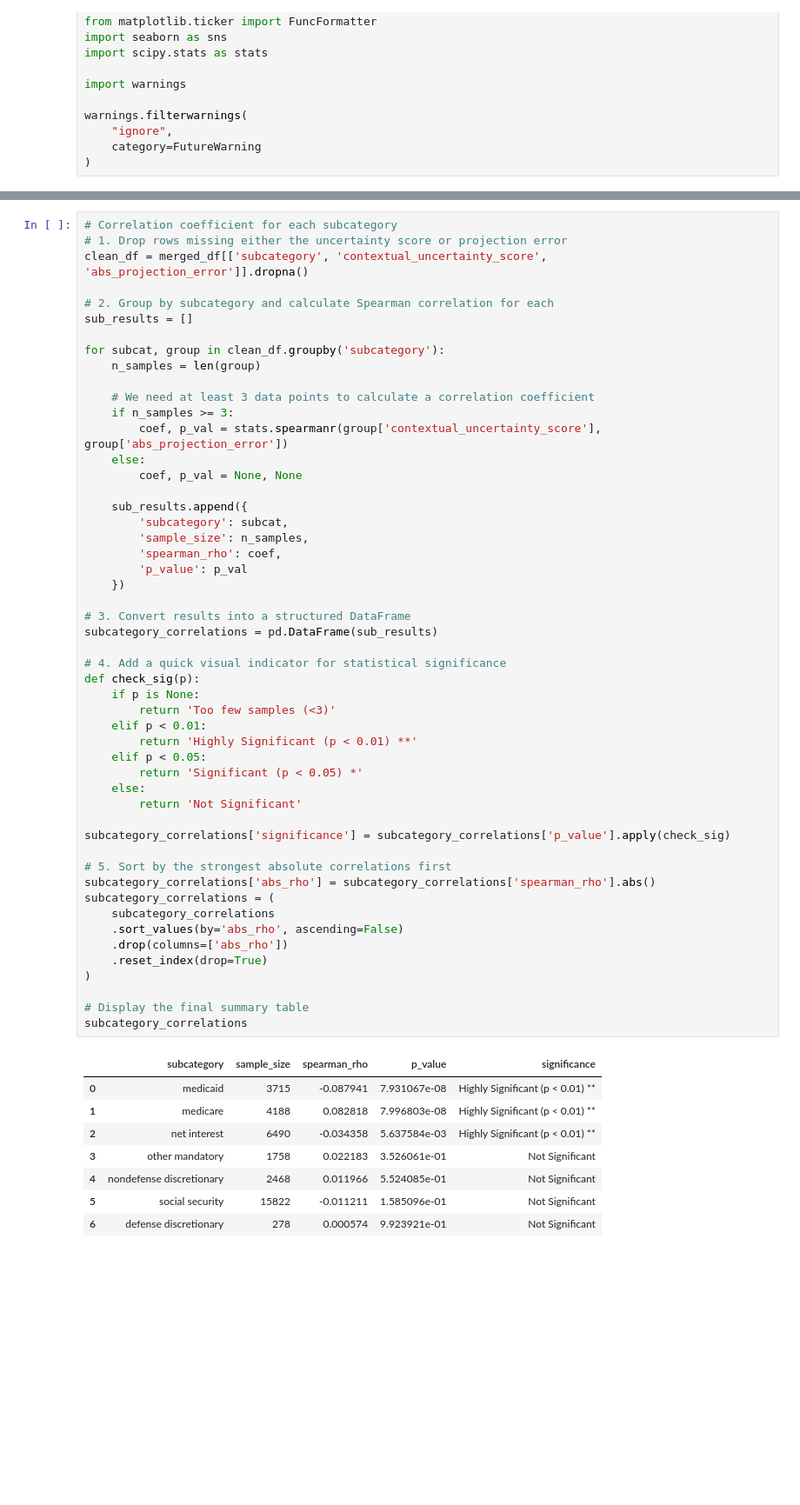
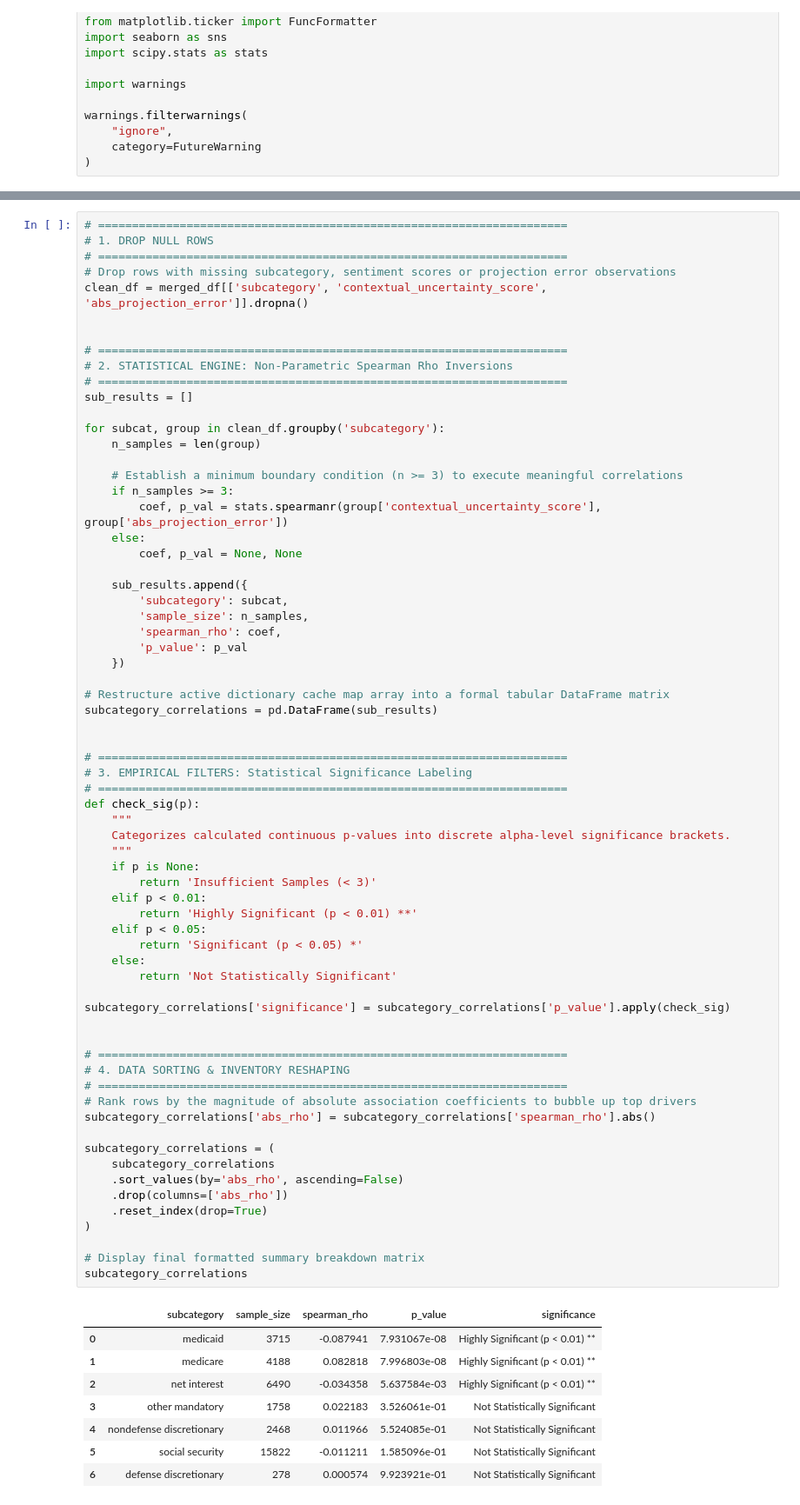
Before and after one commit to tnguye27/projection-uncertainty, a Jupyter notebook: 04_Error_Corr.ipynb, the cells around one changed output, grey strips where cells are left out. Shown at 87% size. Drawn from its saved outputs; the diff is of its cells as text; blank space fills up the shorter version.

```diff
--- a/04_Error_Corr.ipynb
+++ b/04_Error_Corr.ipynb
@@ -116,15 +237,20 @@ merged_df.to_csv("data_files/projection_error_uncertainty.csv", index=False)
 # %%
-# Correlation coefficient for each subcategory
-# 1. Drop rows missing either the uncertainty score or projection error
+# =====================================================================
+# 1. DROP NULL ROWS
+# =====================================================================
+# Drop rows with missing subcategory, sentiment scores or projection error observations
 clean_df = merged_df[['subcategory', 'contextual_uncertainty_score', 'abs_projection_error']].dropna()
 
-# 2. Group by subcategory and calculate Spearman correlation for each
+
+# =====================================================================
+# 2. STATISTICAL ENGINE: Non-Parametric Spearman Rho Inversions
+# =====================================================================
 sub_results = []
 
 for subcat, group in clean_df.groupby('subcategory'):
     n_samples = len(group)
 
-    # We need at least 3 data points to calculate a correlation coefficient
+    # Establish a minimum boundary condition (n >= 3) to execute meaningful correlations
     if n_samples >= 3:
         coef, p_val = stats.spearmanr(group['contextual_uncertainty_score'], group['abs_projection_error'])
     else:
@@ -136,41 +262,52 @@ for subcat, group in clean_df.groupby('subcategory'):
         'spearman_rho': coef,
         'p_value': p_val
     })
 
-# 3. Convert results into a structured DataFrame
+# Restructure active dictionary cache map array into a formal tabular DataFrame matrix
 subcategory_correlations = pd.DataFrame(sub_results)
 
-# 4. Add a quick visual indicator for statistical significance
+
+# =====================================================================
+# 3. EMPIRICAL FILTERS: Statistical Significance Labeling
+# =====================================================================
 def check_sig(p):
+    """
+    Categorizes calculated continuous p-values into discrete alpha-level significance brackets.
+    """
     if p is None:
-        return 'Too few samples (<3)'
+        return 'Insufficient Samples (< 3)'
     elif p < 0.01:
         return 'Highly Significant (p < 0.01) **'
     elif p < 0.05:
         return 'Significant (p < 0.05) *'
     else:
-        return 'Not Significant'
+        return 'Not Statistically Significant'
 
 subcategory_correlations['significance'] = subcategory_correlations['p_value'].apply(check_sig)
 
-# 5. Sort by the strongest absolute correlations first
+
+# =====================================================================
+# 4. DATA SORTING & INVENTORY RESHAPING
+# =====================================================================
+# Rank rows by the magnitude of absolute association coefficients to bubble up top drivers
 subcategory_correlations['abs_rho'] = subcategory_correlations['spearman_rho'].abs()
+
 subcategory_correlations = (
     subcategory_correlations
     .sort_values(by='abs_rho', ascending=False)
     .drop(columns=['abs_rho'])
     .reset_index(drop=True)
 )
 
-# Display the final summary table
+# Display final formatted summary breakdown matrix
 subcategory_correlations
 # %% [output]
 |  | subcategory | sample_size | spearman_rho | p_value | significance |
 | 0 | medicaid | 3715 | -0.087941 | 7.931067e-08 | Highly Significant (p < 0.01) ** |
 | 1 | medicare | 4188 | 0.082818 | 7.996803e-08 | Highly Significant (p < 0.01) ** |
 | 2 | net interest | 6490 | -0.034358 | 5.637584e-03 | Highly Significant (p < 0.01) ** |
-| 3 | other mandatory | 1758 | 0.022183 | 3.526061e-01 | Not Significant |
-| 4 | nondefense discretionary | 2468 | 0.011966 | 5.524085e-01 | Not Significant |
-| 5 | social security | 15822 | -0.011211 | 1.585096e-01 | Not Significant |
-| 6 | defense discretionary | 278 | 0.000574 | 9.923921e-01 | Not Significant |
+| 3 | other mandatory | 1758 | 0.022183 | 3.526061e-01 | Not Statistically Significant |
+| 4 | nondefense discretionary | 2468 | 0.011966 | 5.524085e-01 | Not Statistically Significant |
+| 5 | social security | 15822 | -0.011211 | 1.585096e-01 | Not Statistically Significant |
+| 6 | defense discretionary | 278 | 0.000574 | 9.923921e-01 | Not Statistically Significant |
 # %%
```
Also changed, not shown: parts of 13 cells of this notebook.
